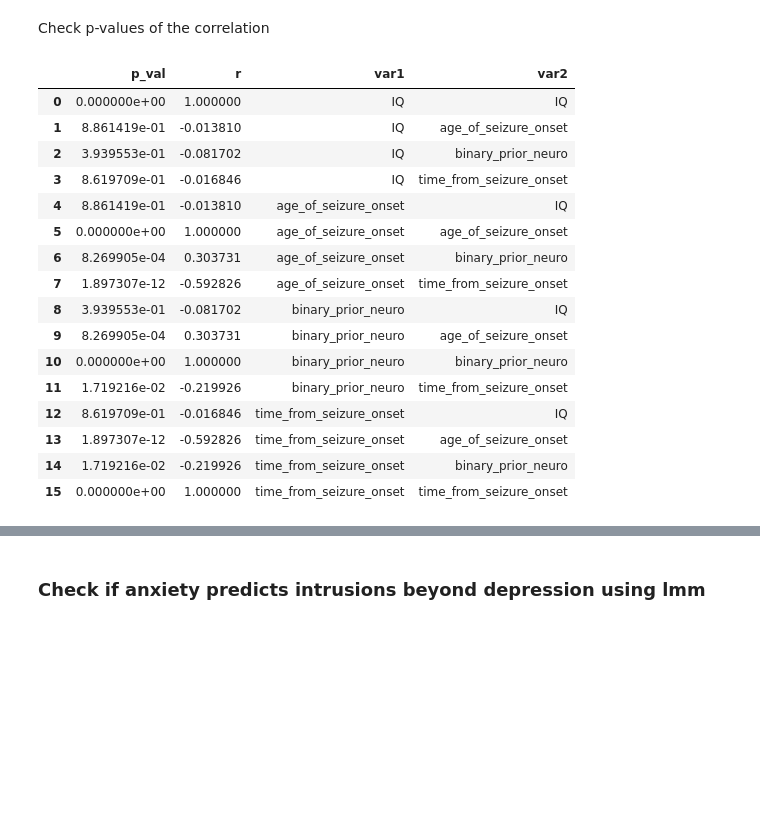
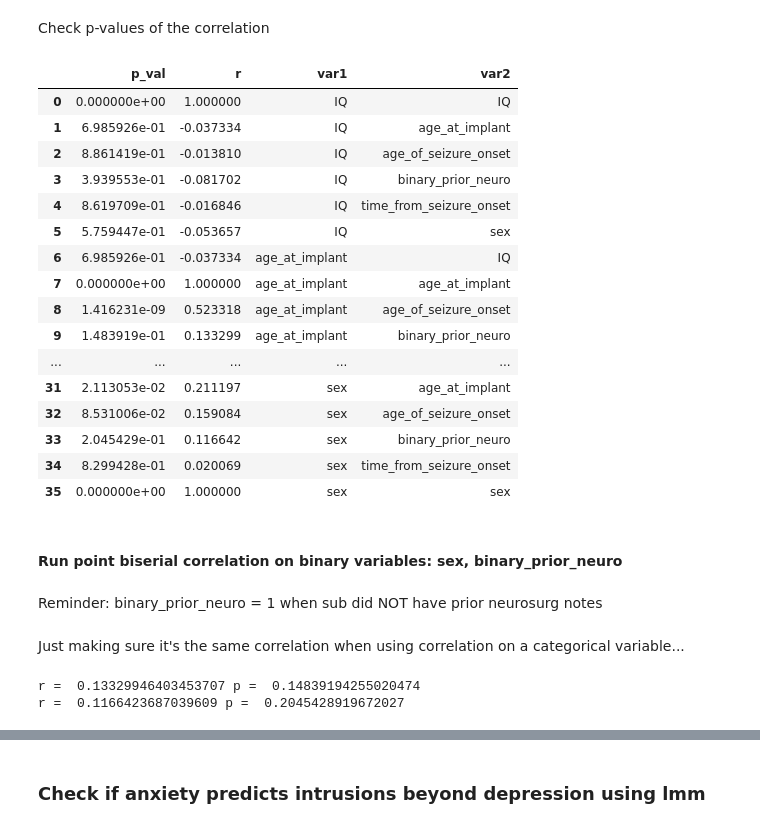
Before and after one commit to NoaHerz/Mental_health, a Jupyter notebook: data_overview.ipynb, the cells around one changed output, grey strips where cells are left out. Cells and saved outputs as stored; diff of their text form; code cells hidden in the pictures; blank space fills up the shorter version.

```diff
--- a/data_overview.ipynb
+++ b/data_overview.ipynb
@@ -259,0 +250,3 @@ sub_level_df.corr('pearson')
+# %%
+sub_level_df['sex'] = sub_level_df['gender']=='Female' # convert gender to binary
+sub_level_df.corr('pearson')
@@ -287,35 +292,54 @@ small_df.corr('pearson') # check the new correlation
 Check p-values of the correlation
 # %%
 
-continous_sub_level_df = sub_level_df.drop(columns=['gender','subject','BDI','BAI','age_at_implant'])
+continous_sub_level_df = sub_level_df.drop(columns=['gender','subject','BDI','BAI'])
 corr_mat = pd.DataFrame([])
 corr_mat1 = pd.DataFrame([])
 
 for column_name1 in continous_sub_level_df.columns:
     for column_name2 in continous_sub_level_df.columns:
         new_df=sub_level_df.dropna(subset=[column_name1,column_name2])
         r,p=stats.pearsonr(new_df[column_name1],new_df[column_name2])
         corr_mat = corr_mat.append({'var1': column_name1, 'var2':column_name2,
                                     'p_val': p, 'r':r},ignore_index=True )
         corr_mat1 = corr_mat.append({column_name1: column_name1, 'var2':column_name2,
                                     'p_val': p, 'r':r},ignore_index=True )
 
 corr_mat
 # %% [output]
 |  | p_val | r | var1 | var2 |
 | 0 | 0.000000e+00 | 1.000000 | IQ | IQ |
-| 1 | 8.861419e-01 | -0.013810 | IQ | age_of_seizure_onset |
-| 2 | 3.939553e-01 | -0.081702 | IQ | binary_prior_neuro |
-| 3 | 8.619709e-01 | -0.016846 | IQ | time_from_seizure_onset |
-| 4 | 8.861419e-01 | -0.013810 | age_of_seizure_onset | IQ |
-| 5 | 0.000000e+00 | 1.000000 | age_of_seizure_onset | age_of_seizure_onset |
-| 6 | 8.269905e-04 | 0.303731 | age_of_seizure_onset | binary_prior_neuro |
-| 7 | 1.897307e-12 | -0.592826 | age_of_seizure_onset | time_from_seizure_onset |
-| 8 | 3.939553e-01 | -0.081702 | binary_prior_neuro | IQ |
-| 9 | 8.269905e-04 | 0.303731 | binary_prior_neuro | age_of_seizure_onset |
-| 10 | 0.000000e+00 | 1.000000 | binary_prior_neuro | binary_prior_neuro |
-| 11 | 1.719216e-02 | -0.219926 | binary_prior_neuro | time_from_seizure_onset |
-| 12 | 8.619709e-01 | -0.016846 | time_from_seizure_onset | IQ |
-| 13 | 1.897307e-12 | -0.592826 | time_from_seizure_onset | age_of_seizure_onset |
-| 14 | 1.719216e-02 | -0.219926 | time_from_seizure_onset | binary_prior_neuro |
-| 15 | 0.000000e+00 | 1.000000 | time_from_seizure_onset | time_from_seizure_onset |
+| 1 | 6.985926e-01 | -0.037334 | IQ | age_at_implant |
+| 2 | 8.861419e-01 | -0.013810 | IQ | age_of_seizure_onset |
+| 3 | 3.939553e-01 | -0.081702 | IQ | binary_prior_neuro |
+| 4 | 8.619709e-01 | -0.016846 | IQ | time_from_seizure_onset |
+| 5 | 5.759447e-01 | -0.053657 | IQ | sex |
+| 6 | 6.985926e-01 | -0.037334 | age_at_implant | IQ |
+| 7 | 0.000000e+00 | 1.000000 | age_at_implant | age_at_implant |
+| 8 | 1.416231e-09 | 0.523318 | age_at_implant | age_of_seizure_onset |
+| 9 | 1.483919e-01 | 0.133299 | age_at_implant | binary_prior_neuro |
+| ... | ... | ... | ... | ... |
+| 31 | 2.113053e-02 | 0.211197 | sex | age_at_implant |
+| 32 | 8.531006e-02 | 0.159084 | sex | age_of_seizure_onset |
+| 33 | 2.045429e-01 | 0.116642 | sex | binary_prior_neuro |
+| 34 | 8.299428e-01 | 0.020069 | sex | time_from_seizure_onset |
+| 35 | 0.000000e+00 | 1.000000 | sex | sex |
+# %% [markdown]
+#### Run point biserial correlation on binary variables: sex, binary_prior_neuro
+# %% [markdown]
+Reminder: binary_prior_neuro = 1 when sub did NOT have prior neurosurg notes
+# %% [markdown]
+Just making sure it's the same correlation when using correlation on a categorical variable...
+# %%
+from scipy import stats
+new_df = sub_level_df.dropna(subset=['binary_prior_neuro','age_at_implant'])
+r,p = stats.pointbiserialr(new_df['binary_prior_neuro'],new_df['age_at_implant'])
+print('r = ',r, 'p = ',p)
+new_df = sub_level_df.dropna(subset=['binary_prior_neuro','sex'])
+# r,p = stats.pointbiserialr(new_df['binary_prior_neuro'],new_df['time_from_seizure_onset'])
+# print('r = ',r, 'p = ',p)
+r,p = stats.pointbiserialr(new_df['binary_prior_neuro'],new_df['sex'])
+print('r = ',r, 'p = ',p)
+# %% [output]
+r =  0.13329946403453707 p =  0.14839194255020474
+r =  0.1166423687039609 p =  0.2045428919672027
```
Also changed, not shown: parts of 5 cells of this notebook, 2 other files.
